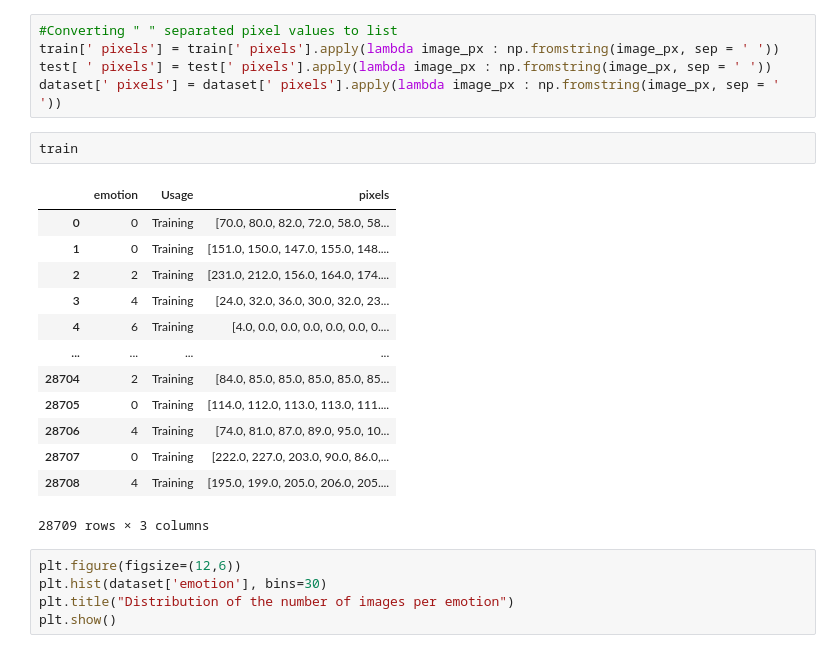
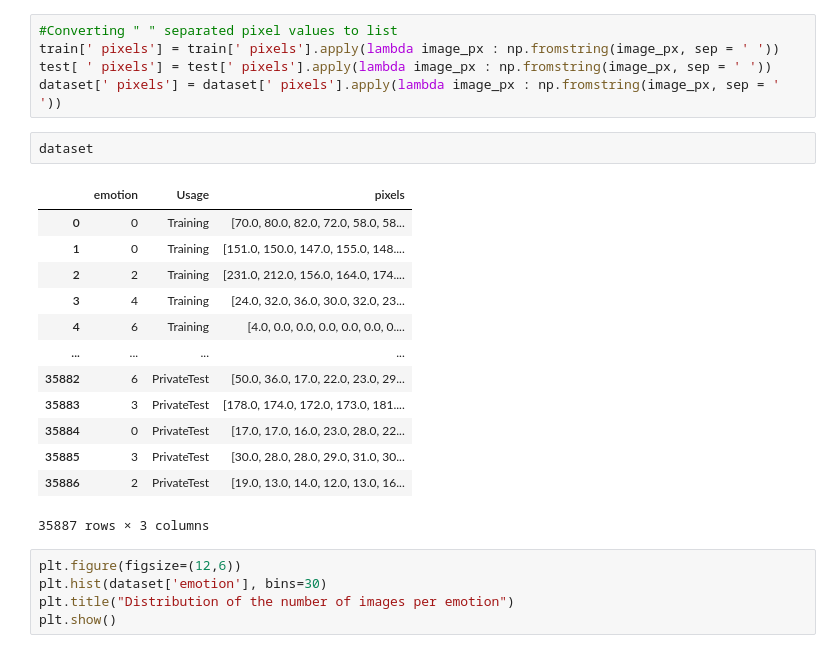
Before and after one commit to AhmedSayedMansour/NajahNow_ComputerVision_Facial-Recognition, a Jupyter notebook: Emotion-Recognition-Model/FER2013.ipynb, the cells around one changed output. Saved outputs shown, nothing was run; the diff lists cells and outputs as text.

```diff
--- a/Emotion-Recognition-Model/FER2013.ipynb
+++ b/Emotion-Recognition-Model/FER2013.ipynb
@@ -55,22 +61,22 @@ train
 train[' pixels'] = train[' pixels'].apply(lambda image_px : np.fromstring(image_px, sep = ' '))
 test[ ' pixels'] = test[' pixels'].apply(lambda image_px : np.fromstring(image_px, sep = ' '))
 dataset[' pixels'] = dataset[' pixels'].apply(lambda image_px : np.fromstring(image_px, sep = ' '))
-# %%
-train
-# %% [output]
-|  | emotion | Usage | pixels |
-| 0 | 0 | Training | [70.0, 80.0, 82.0, 72.0, 58.0, 58... |
-| 1 | 0 | Training | [151.0, 150.0, 147.0, 155.0, 148.... |
-| 2 | 2 | Training | [231.0, 212.0, 156.0, 164.0, 174.... |
-| 3 | 4 | Training | [24.0, 32.0, 36.0, 30.0, 32.0, 23... |
-| 4 | 6 | Training | [4.0, 0.0, 0.0, 0.0, 0.0, 0.0, 0.... |
-| ... | ... | ... | ... |
-| 28704 | 2 | Training | [84.0, 85.0, 85.0, 85.0, 85.0, 85... |
-| 28705 | 0 | Training | [114.0, 112.0, 113.0, 113.0, 111.... |
-| 28706 | 4 | Training | [74.0, 81.0, 87.0, 89.0, 95.0, 10... |
-| 28707 | 0 | Training | [222.0, 227.0, 203.0, 90.0, 86.0,... |
-| 28708 | 4 | Training | [195.0, 199.0, 205.0, 206.0, 205.... |
-28709 rows × 3 columns
+# %%
+dataset
+# %% [output]
+|  | emotion | Usage | pixels |
+| 0 | 0 | Training | [70.0, 80.0, 82.0, 72.0, 58.0, 58... |
+| 1 | 0 | Training | [151.0, 150.0, 147.0, 155.0, 148.... |
+| 2 | 2 | Training | [231.0, 212.0, 156.0, 164.0, 174.... |
+| 3 | 4 | Training | [24.0, 32.0, 36.0, 30.0, 32.0, 23... |
+| 4 | 6 | Training | [4.0, 0.0, 0.0, 0.0, 0.0, 0.0, 0.... |
+| ... | ... | ... | ... |
+| 35882 | 6 | PrivateTest | [50.0, 36.0, 17.0, 22.0, 23.0, 29... |
+| 35883 | 3 | PrivateTest | [178.0, 174.0, 172.0, 173.0, 181.... |
+| 35884 | 0 | PrivateTest | [17.0, 17.0, 16.0, 23.0, 28.0, 22... |
+| 35885 | 3 | PrivateTest | [30.0, 28.0, 28.0, 29.0, 31.0, 30... |
+| 35886 | 2 | PrivateTest | [19.0, 13.0, 14.0, 12.0, 13.0, 16... |
+35887 rows × 3 columns
 # %%
 plt.figure(figsize=(12,6))
 plt.hist(dataset['emotion'], bins=30)
```
Also changed, not shown: parts of 41 cells of this notebook, 3 other files.
